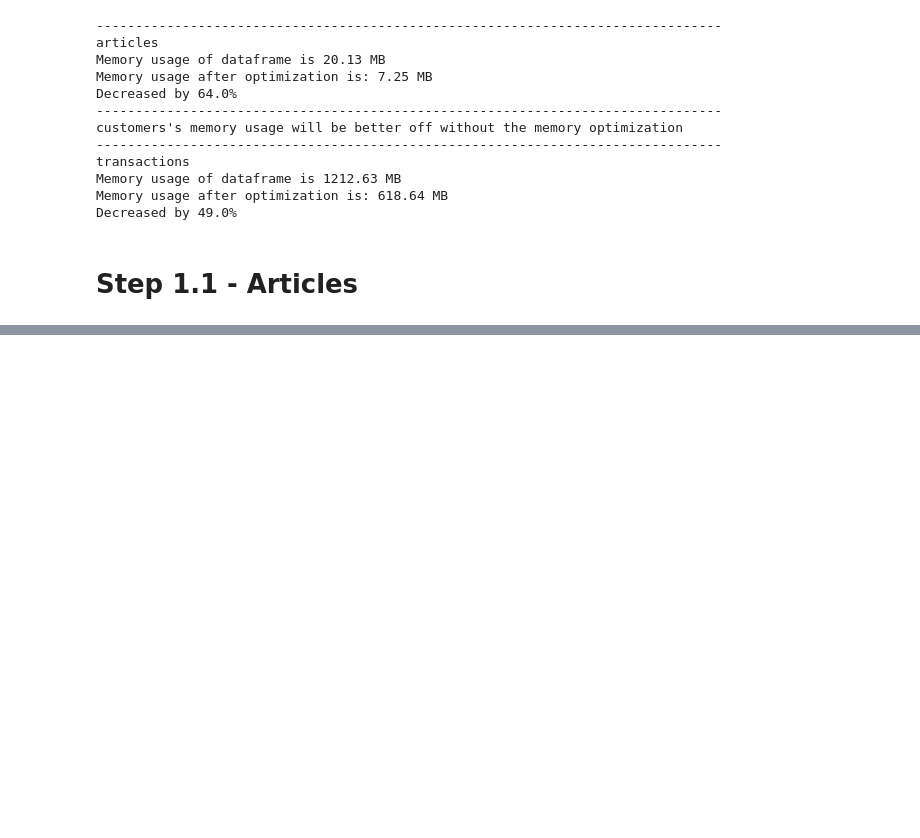
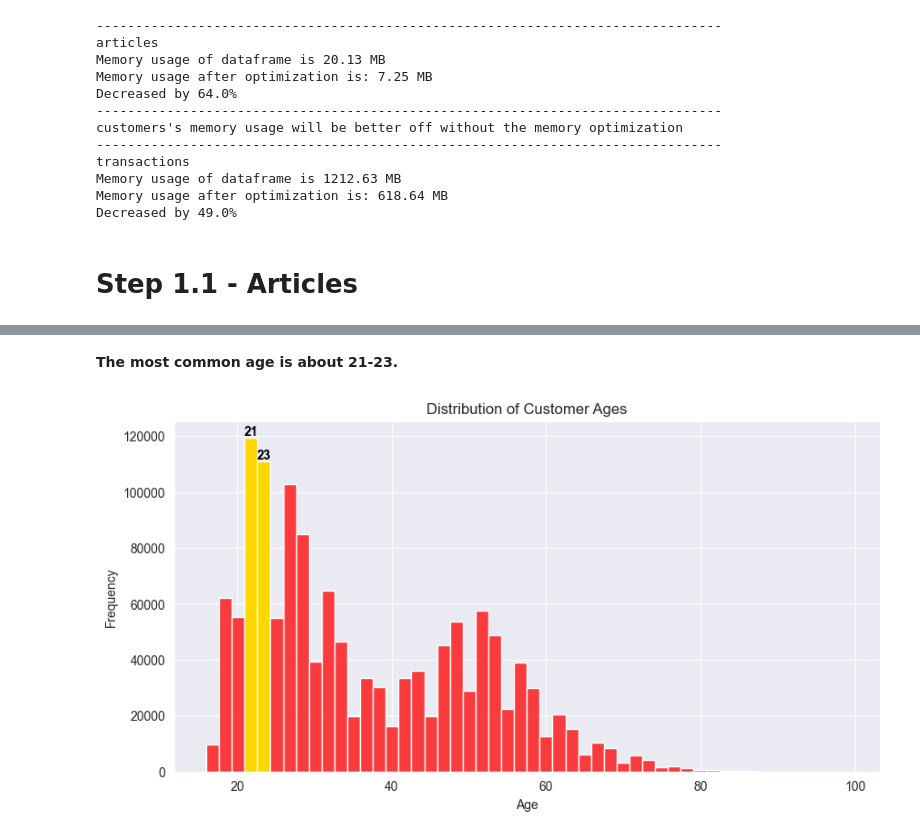
Before and after one commit to hoangnhavo17/H-M, a Jupyter notebook: H-M_EDA/eda.ipynb, the cells around one changed output, grey strips where cells are left out. Saved outputs shown, nothing was run; the diff lists cells and outputs as text; code cells hidden in the pictures; blank space fills up the shorter version.

```diff
--- a/H-M_EDA/eda.ipynb
+++ b/H-M_EDA/eda.ipynb
@@ -1,6 +1,10 @@
 # %%
+import matplotlib.pyplot as plt
 import numpy as np
 import pandas as pd
+import seaborn as sns
+
+sns.set_style('darkgrid')
 # %%
 # https://www.kaggle.com/code/gemartin/load-data-reduce-memory-usage
 def reduce_mem_usage(df):
@@ -104,0 +130,24 @@ Transactions field description:
+# %% [markdown]
+**The most common age is about 21-23.**
+# %%
+f, ax = plt.subplots(figsize=(10,5))
+ax = sns.histplot(data=pre_customers, x='age', bins=50, color='red')
+
+heights = [p.get_height() for p in ax.patches]
+sec_highest = sorted(heights)[-2]
+for p in ax.patches:
+    if p.get_height() >= sec_highest:
+        p.set_color('gold')
+        p.set_edgecolor('white')
+
+        bar_midpoint = p.get_x() + p.get_width() / 2
+        ax.text(bar_midpoint, p.get_height() + 1,
+                f'{int(bar_midpoint)}',
+                ha='center', va='bottom', fontsize=10, color='black', fontweight='bold')
+
+ax.set_xlabel('Age')
+ax.set_ylabel('Frequency')
+ax.set_title('Distribution of Customer Ages')
+plt.show()
+# %% [output]
+[figure, added]
```
Also changed, not shown: parts of 21 cells of this notebook.
